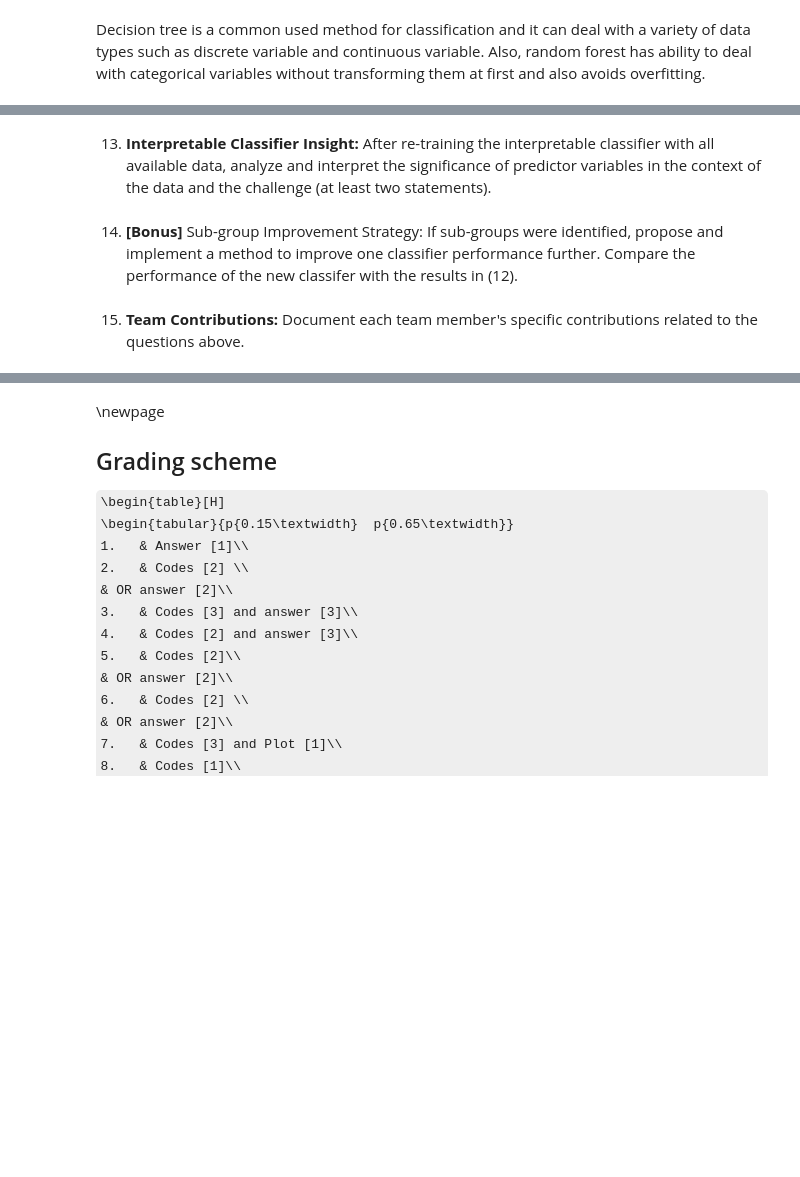
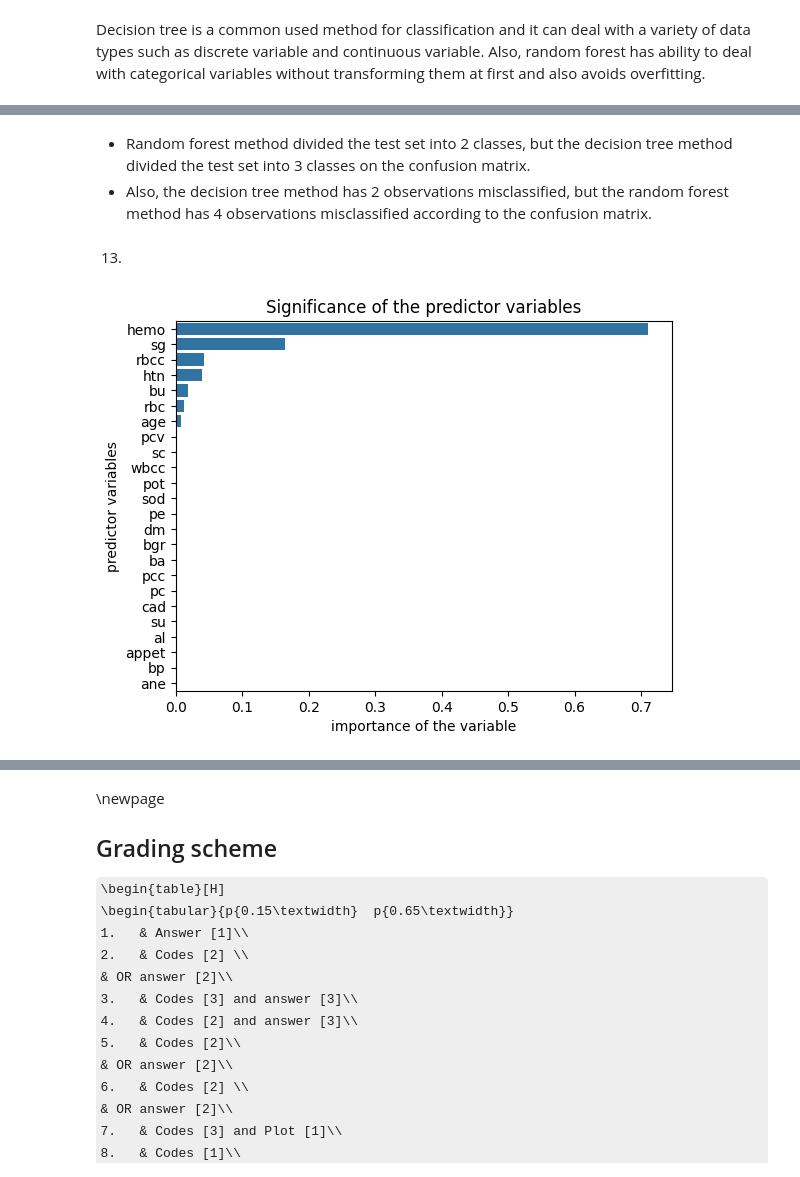
Before and after one commit to QueenieXiao/STATS-3DA3-Assignment-6, a Jupyter notebook: assignment6.ipynb, the cells around one changed output, grey strips where cells are left out. Cells and saved outputs as stored; diff of their text form; code cells hidden in the pictures; some formulas as TeX source; blank space fills up the shorter version.

```diff
--- a/assignment6.ipynb
+++ b/assignment6.ipynb
@@ -489,6 +408,19 @@ Test Accuracy of Random Forest Classifier is 0.9916666666666667
-# %% [markdown]
-13. **Interpretable Classifier Insight:** After re-training the interpretable classifier with all available data, analyze and interpret the significance of predictor variables in the context of the data and the challenge (at least two statements).
-# %% [markdown]
-14. **[Bonus]** Sub-group Improvement Strategy: If sub-groups were identified, propose and implement a method to improve one classifier performance further. Compare the performance of the new classifer with the results in (12).
-# %% [markdown]
-15. **Team Contributions:** Document each team member's specific contributions related to the questions above.
+# %% [markdown]
+- Random forest method divided the test set into 2 classes, but the decision tree method divided the test set into 3 classes on the confusion matrix.
+- Also, the decision tree method has 2 observations misclassified, but the random forest method has 4 observations misclassified according to the confusion matrix.
+# %% [markdown]
+13.
+# %%
+q_13 = DecisionTreeClassifier(max_depth = 7)
+q_13.fit(X3, y)
+
+feature_importances = q_13.feature_importances_
+sorted_indices = feature_importances.argsort()[::-1]
+sorted_feature_names = X3.columns[sorted_indices]
+sorted_importances = feature_importances[sorted_indices]
+sns.barplot(x = sorted_importances, y = sorted_feature_names).set(title='Significance of the predictor variables')
+plt.xlabel('importance of the variable')
+plt.ylabel('predictor variables')
+plt.show()
+# %% [output]
+[figure, added]
```
Also changed, not shown: parts of 49 cells of this notebook.
